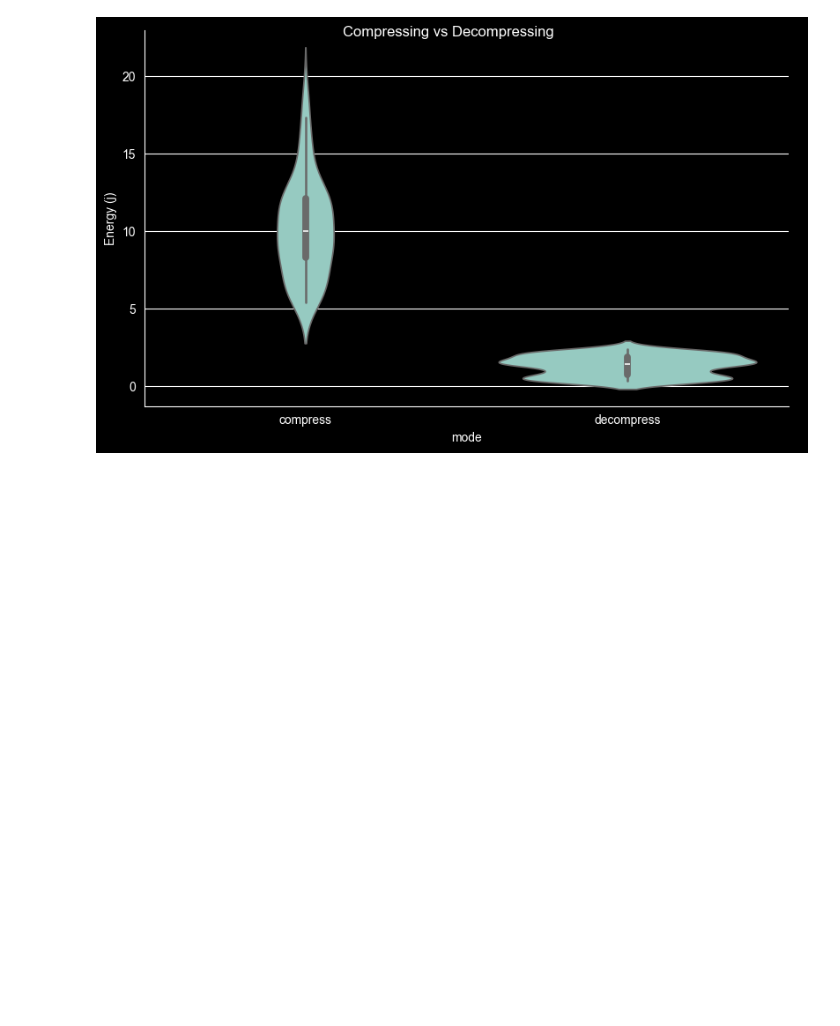
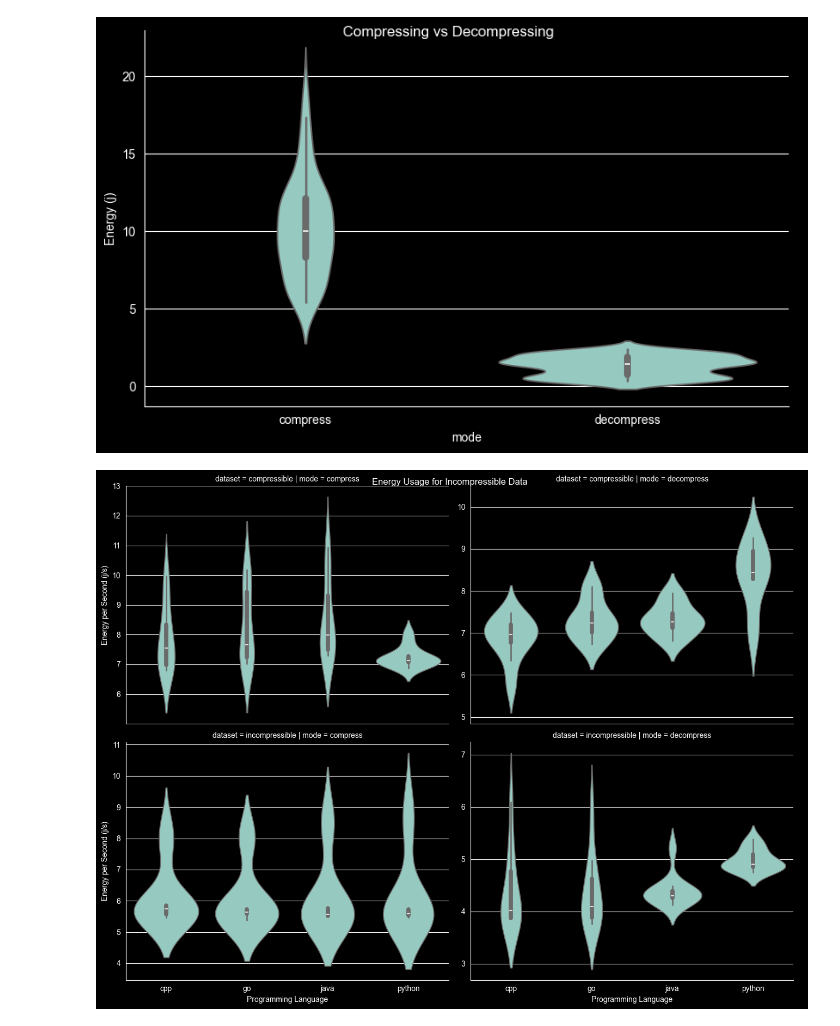
Before and after one commit to tud-arb/course_sustainableSE, a Jupyter notebook: g22_code/scripts/analysis.ipynb, the cells around one changed output. Saved outputs shown, nothing was run; the diff lists cells and outputs as text; code cells hidden in the pictures; blank space fills up the shorter version.

```diff
--- a/g22_code/scripts/analysis.ipynb
+++ b/g22_code/scripts/analysis.ipynb
@@ -125,3 +129,22 @@ g.figure.suptitle("Compressing vs Decompressing")
 plt.show()
 # %% [output]
 [figure]
+# %%
+g = sns.catplot(
+    data=df,
+    x="lang",
+    y="j/s",
+    col="mode",
+    row="dataset",
+    kind="violin",
+    height=5,
+    aspect=1.3,
+    sharey=False
+)
+
+g.set_axis_labels("Programming Language", "Energy per Second (j/s)")
+g.figure.suptitle("Energy Usage for Incompressible Data")
+
+plt.show()
+# %% [output]
+[figure, added]
```
Also changed, not shown: parts of 2 cells of this notebook.
